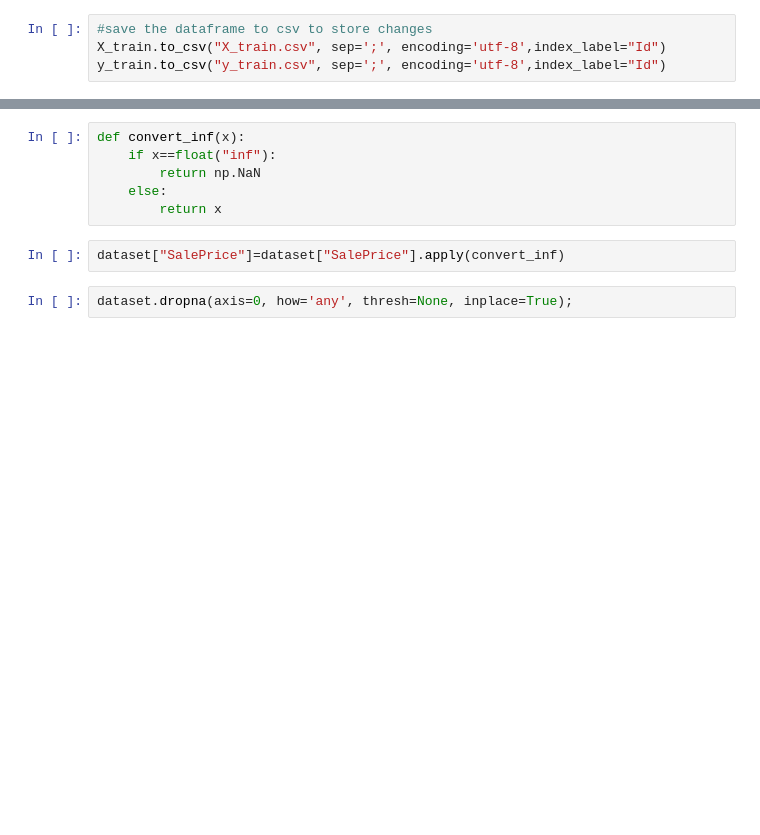
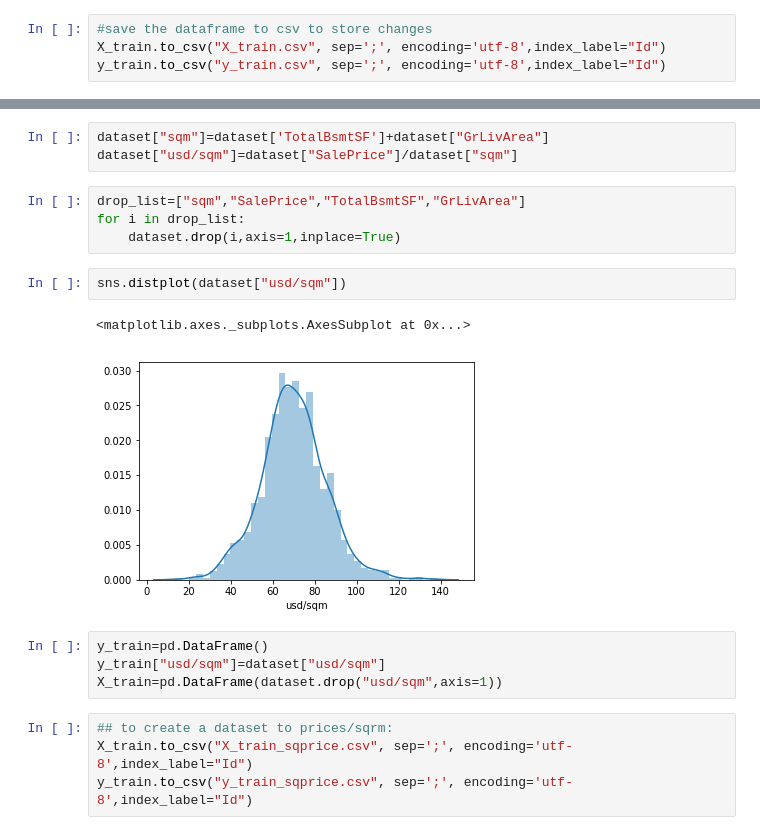
Before and after one commit to Davekofski/seminar_paper, a Jupyter notebook: Data_preparation.ipynb, the cells around one changed output, grey strips where cells are left out. Cells and saved outputs as stored; diff of their text form; blank space fills up the shorter version.

```diff
--- a/Data_preparation.ipynb
+++ b/Data_preparation.ipynb
@@ -279,10 +278,20 @@ dataset["SalePrice"]=dataset["SalePrice"]/dataset["TotalBsmtSF"]
-# %%
-def convert_inf(x):
-    if x==float("inf"):
-        return np.NaN
-    else:
-        return x
-# %%
-dataset["SalePrice"]=dataset["SalePrice"].apply(convert_inf)
-# %%
-dataset.dropna(axis=0, how='any', thresh=None, inplace=True);
+# %%
+dataset["sqm"]=dataset['TotalBsmtSF']+dataset["GrLivArea"]
+dataset["usd/sqm"]=dataset["SalePrice"]/dataset["sqm"]
+# %%
+drop_list=["sqm","SalePrice","TotalBsmtSF","GrLivArea"]
+for i in drop_list:
+    dataset.drop(i,axis=1,inplace=True)
+# %%
+sns.distplot(dataset["usd/sqm"])
+# %% [output]
+<matplotlib.axes._subplots.AxesSubplot at 0x...>
+[figure, added]
+# %%
+y_train=pd.DataFrame()
+y_train["usd/sqm"]=dataset["usd/sqm"]
+X_train=pd.DataFrame(dataset.drop("usd/sqm",axis=1))
+# %%
+## to create a dataset to prices/sqrm:
+X_train.to_csv("X_train_sqprice.csv", sep=';', encoding='utf-8',index_label="Id")
+y_train.to_csv("y_train_sqprice.csv", sep=';', encoding='utf-8',index_label="Id")
```
Also changed, not shown: parts of 7 cells of this notebook.
